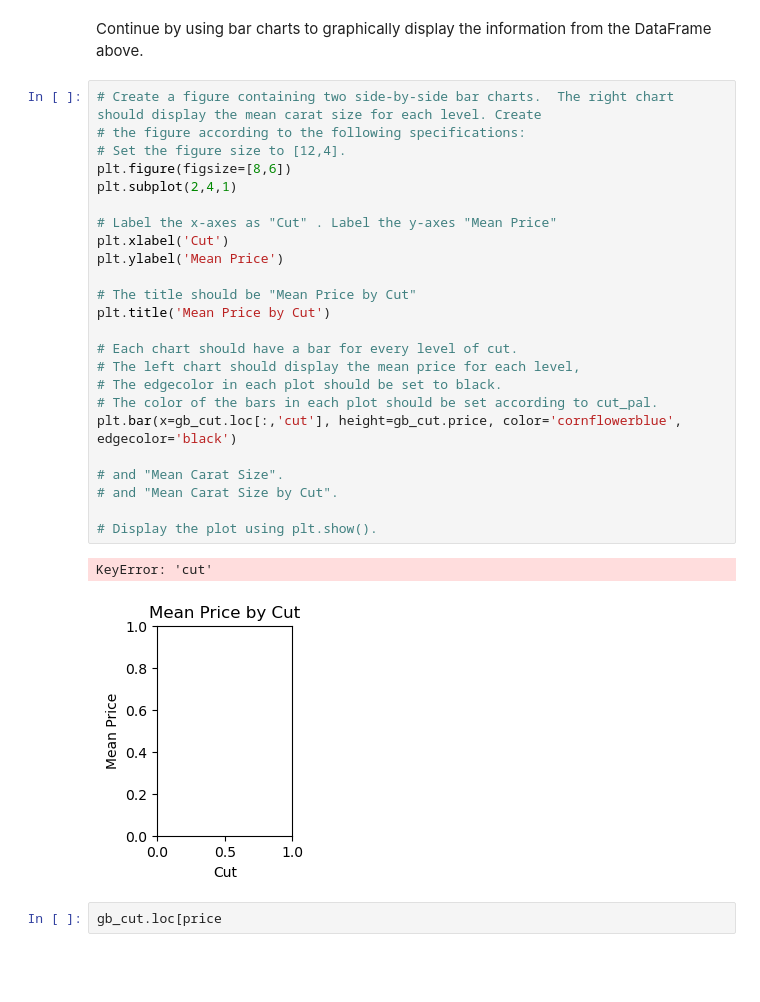
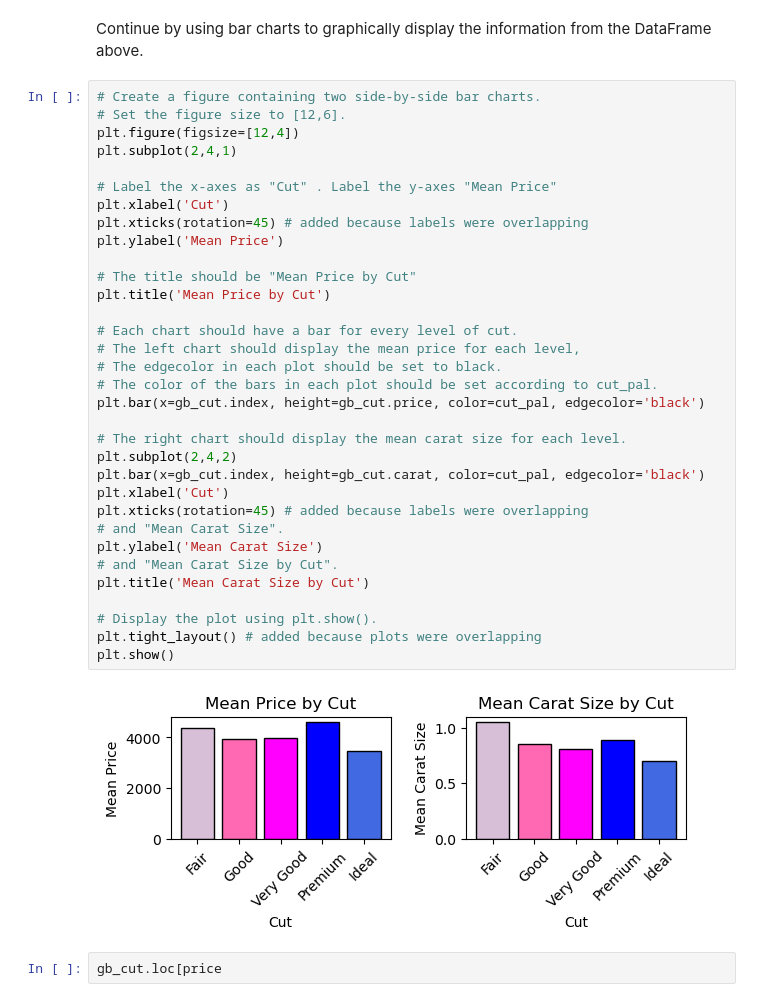
Before and after one commit to slylockfox/Maryville-DSCI-503-2, a Jupyter notebook: Project_03_Snyder.ipynb, the cells around one changed output. Drawn from its saved outputs; the diff is of its cells as text; blank space fills up the shorter version.

```diff
--- a/Project_03_Snyder.ipynb
+++ b/Project_03_Snyder.ipynb
@@ -385,32 +385,40 @@ gb_cut
 # %% [markdown]
 Continue by using bar charts to graphically display the information from the DataFrame above.
 # %%
-# Create a figure containing two side-by-side bar charts.  The right chart should display the mean carat size for each level. Create
-# the figure according to the following specifications:
-# Set the figure size to [12,4].
-plt.figure(figsize=[8,6])
+# Create a figure containing two side-by-side bar charts.
+# Set the figure size to [12,6].
+plt.figure(figsize=[12,4])
 plt.subplot(2,4,1)
 
 # Label the x-axes as "Cut" . Label the y-axes "Mean Price"
 plt.xlabel('Cut')
+plt.xticks(rotation=45) # added because labels were overlapping
 plt.ylabel('Mean Price')
 
 # The title should be "Mean Price by Cut"
 plt.title('Mean Price by Cut')
 
 # Each chart should have a bar for every level of cut.
 # The left chart should display the mean price for each level,
 # The edgecolor in each plot should be set to black.
 # The color of the bars in each plot should be set according to cut_pal.
-plt.bar(x=gb_cut.loc[:,'cut'], height=gb_cut.price, color='cornflowerblue', edgecolor='black')
+plt.bar(x=gb_cut.index, height=gb_cut.price, color=cut_pal, edgecolor='black')
 
+# The right chart should display the mean carat size for each level.
+plt.subplot(2,4,2)
+plt.bar(x=gb_cut.index, height=gb_cut.carat, color=cut_pal, edgecolor='black')
+plt.xlabel('Cut')
+plt.xticks(rotation=45) # added because labels were overlapping
 # and "Mean Carat Size".
+plt.ylabel('Mean Carat Size')
 # and "Mean Carat Size by Cut".
+plt.title('Mean Carat Size by Cut')
 
 # Display the plot using plt.show().
+plt.tight_layout() # added because plots were overlapping
+plt.show()
 # %% [output]
-KeyError: 'cut'
-[figure, old version]
+[figure, new version]
 # %%
 gb_cut.loc[price
 # %% [output]
```
Also changed, not shown: 1 other file.
